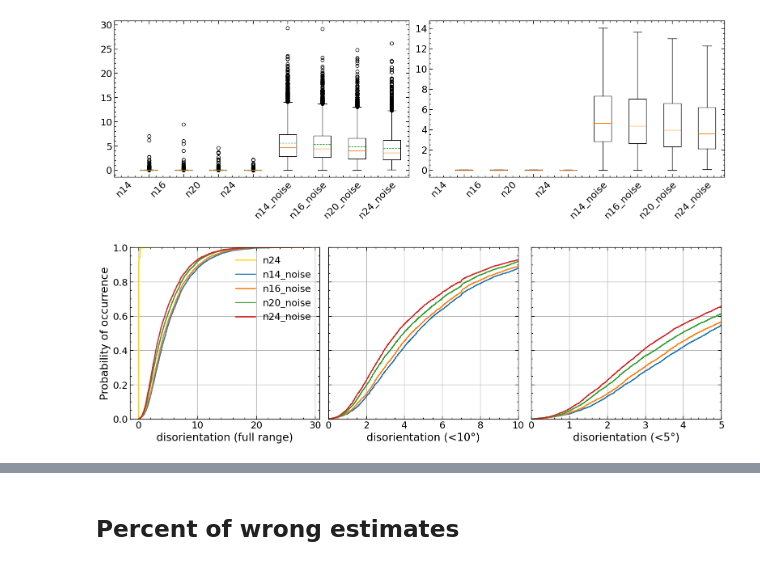
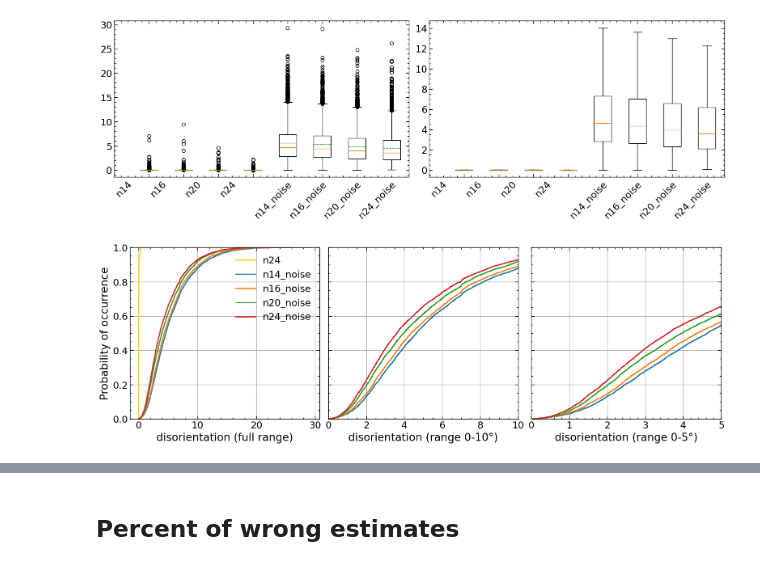
Before and after one commit to bertopadron/FTIR-EBSD, a Jupyter notebook: docs/08c_stats_test.ipynb, the cells around one changed output, grey strips where cells are left out. Saved outputs shown, nothing was run; the diff lists cells and outputs as text; code cells hidden in the pictures.

```diff
--- a/docs/08c_stats_test.ipynb
+++ b/docs/08c_stats_test.ipynb
@@ -87,30 +127,30 @@ _ = ax2.set_xticks(np.arange(8), labels, rotation=45, ha='left')
 # %%
 fig2, (ax1, ax2, ax3) = plt.subplots(ncols=3, figsize=(5*3.1, 5), sharey=True, constrained_layout=True)
 
 ax1.ecdf(dataset['n24'], label='n24', color='gold')
 ax1.ecdf(dataset['n14_noise'], label='n14_noise')
 ax1.ecdf(dataset['n16_noise'], label='n16_noise')
 ax1.ecdf(dataset['n20_noise'], label='n20_noise')
 ax1.ecdf(dataset['n24_noise'], label='n24_noise')
 ax1.grid(True)
 ax1.set_xlabel('disorientation (full range)')
 ax1.set_ylabel("Probability of occurrence")
 ax1.legend(loc='best')
 
 ax2.ecdf(dataset['n14_noise'], label='n14_noise')
 ax2.ecdf(dataset['n16_noise'], label='n16_noise')
 ax2.ecdf(dataset['n20_noise'], label='n20_noise')
 ax2.ecdf(dataset['n24_noise'], label='n24_noise')
 ax2.set_xlim(left=0, right=10)
 ax2.grid(True)
-ax2.set_xlabel('disorientation (<10°)')
+ax2.set_xlabel('disorientation (range 0-10°)')
 
 ax3.ecdf(dataset['n14_noise'], label='n14_noise')
 ax3.ecdf(dataset['n16_noise'], label='n16_noise')
 ax3.ecdf(dataset['n20_noise'], label='n20_noise')
 ax3.ecdf(dataset['n24_noise'], label='n24_noise')
 ax3.set_xlim(left=0, right=5)
-ax3.set_xlabel('disorientation (<5°)')
+ax3.set_xlabel('disorientation (range 0-5°)')
 _ = ax3.grid(True)
 # %% [output]
-[figure, old version]
+[figure, new version]
```
Also changed, not shown: parts of 21 cells of this notebook.
